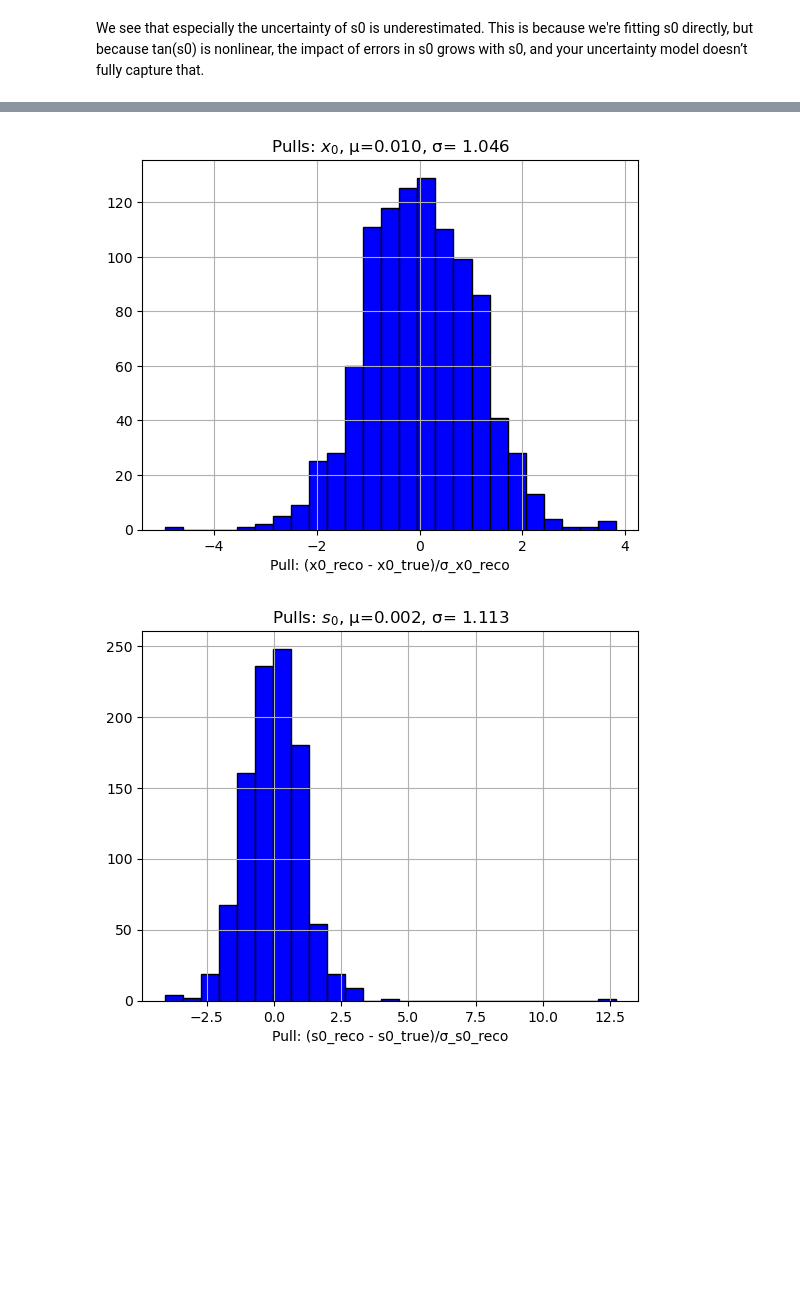
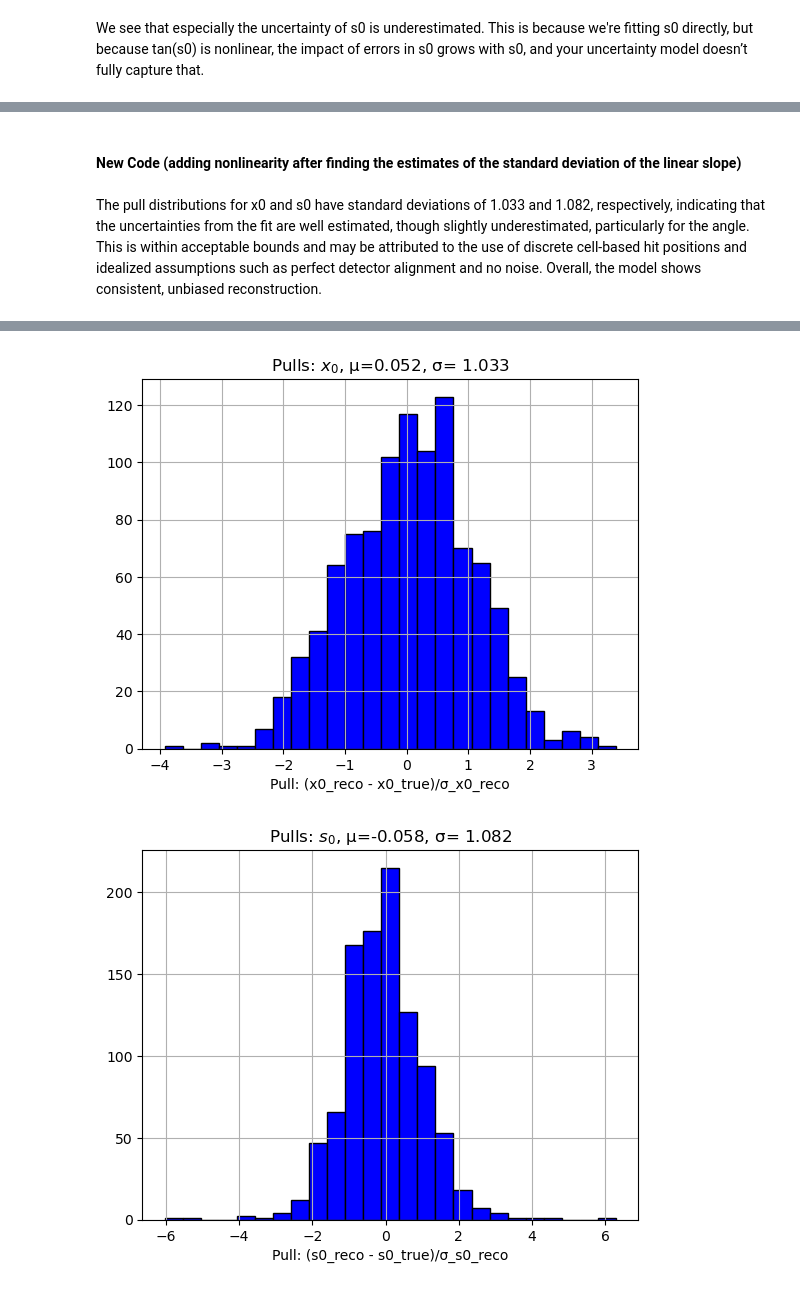
Before and after one commit to manueltuor/DAII, a Jupyter notebook: Tracking resolution.ipynb, the cells around one changed output, grey strips where cells are left out. Saved outputs shown, nothing was run; the diff lists cells and outputs as text; code cells hidden in the pictures; blank space fills up the shorter version.

Commit message:
Improved error handling. Please use from now on the first and third box.

```diff
--- a/Tracking resolution.ipynb
+++ b/Tracking resolution.ipynb
@@ -188,3 +194,7 @@ plt.show()
+# %% [markdown]
+#### New Code (adding nonlinearity after finding the estimates of the standard deviation of the linear slope)
+# %% [markdown]
+The pull distributions for x0 and s0 have standard deviations of 1.033 and 1.082, respectively, indicating that the uncertainties from the fit are well estimated, though slightly underestimated, particularly for the angle. This is within acceptable bounds and may be attributed to the use of discrete cell-based hit positions and idealized assumptions such as perfect detector alignment and no noise. Overall, the model shows consistent, unbiased reconstruction.
 # %%
 n_trajectories = 1000
 z0 = 0
@@ -200,7 +210,7 @@ z_positions = np.arange(1, n_planes + 1) * delta_z
 def trajectory_fun_linear(z_position, x0, slope):
     return x0 + z_position * slope # Calculating the vertical position using trigonometry
 
-np.random.seed(14)
+np.random.seed(42)
 
 # Arrays for the residuals and for the pulls
 resi_s0 = np.full(n_trajectories, np.nan)
@@ -228,13 +238,15 @@ for i in range(n_trajectories):
     std_x0_reco, std_slope_reco = np.sqrt(np.diag(pcov)) # Uncertainties on the fitted parameters, see documentation (used later for pull distributions)
 
     s0_reco = np.arctan(slope_reco)
+
+    # We now do error propagation by using y = f(x) -> sigma_y = abs(df/dx (x_mean)) * sigma_x
     std_s0_reco = std_slope_reco / (1 + slope_reco**2)
 
     resi_s0[i] = s0_reco - s0_true
     resi_x0[i] = x0_reco - x0_true
 
     # pull = (reconstructed_quantity - generated_quantity)/uncertainty_on_reconstructed_quantity
-    pulls_s0[i] = (s0_reco - s0_true)/(std_slope_reco / (1 + slope_reco**2))
+    pulls_s0[i] = (s0_reco - s0_true)/std_s0_reco
     pulls_x0[i] = (x0_reco - x0_true)/std_x0_reco
 
 
@@ -289,2 +301,2 @@ plt.show()
-[figure, old version]
+[figure, new version]
-[figure, old version]
+[figure, new version]
```
Also changed, not shown: parts of 5 cells of this notebook.
